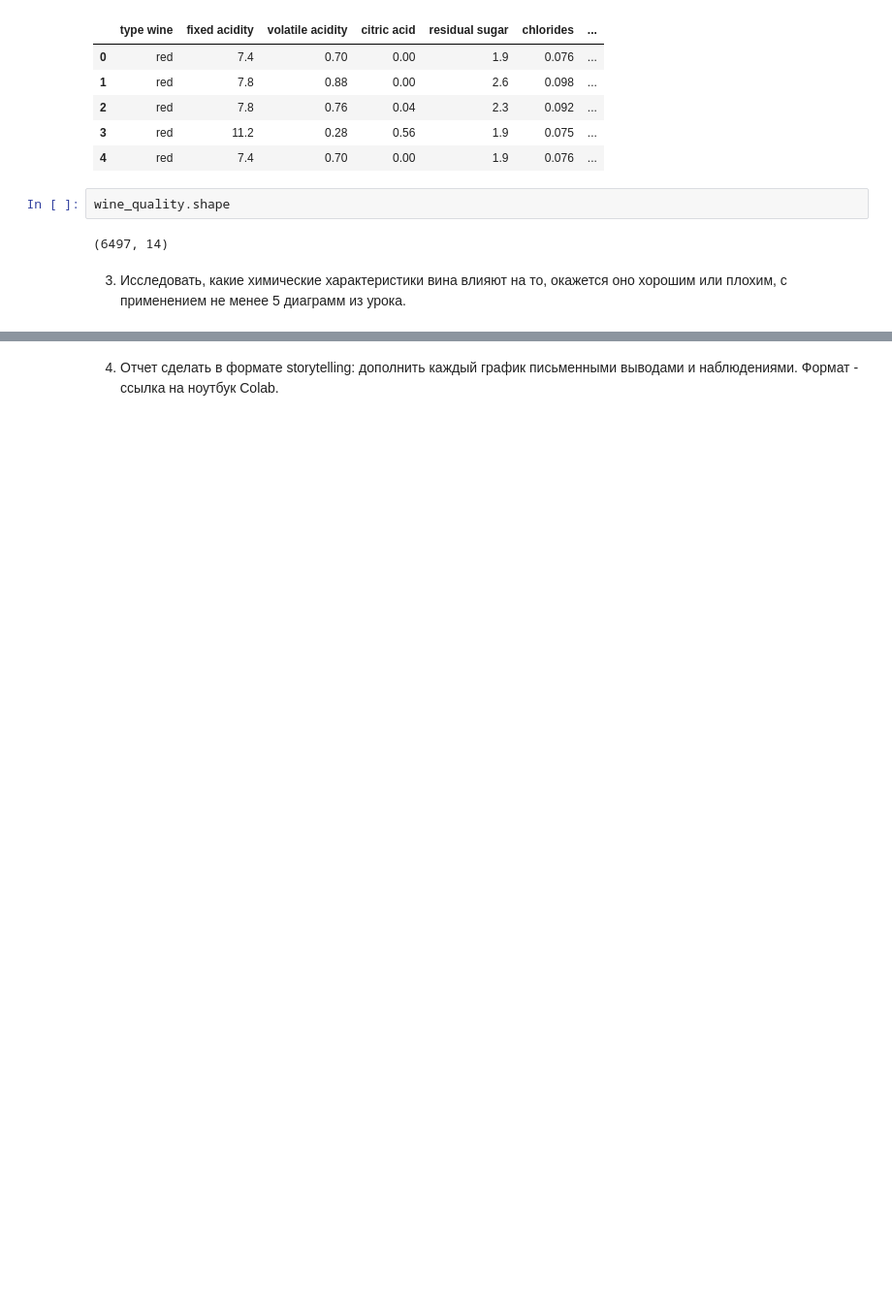
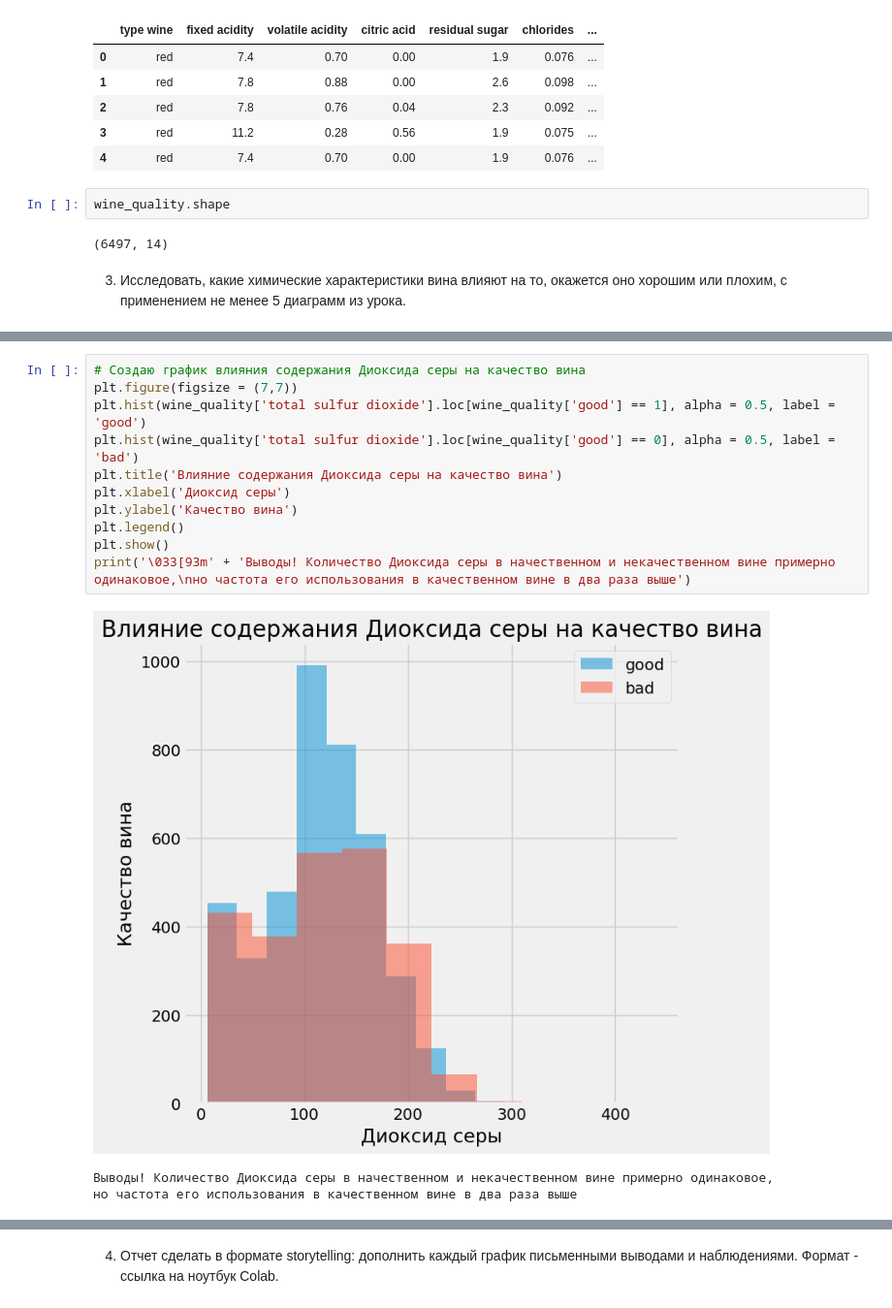
Before and after one commit to RybakovAlex/Python-for-Analythics, a Jupyter notebook: Блокнот_"GB_Homework_4_ipynb".ipynb, the cells around one changed output, grey strips where cells are left out. Shown at 97% size. Cells and saved outputs as stored; diff of their text form; blank space fills up the shorter version.

```diff
--- a/Блокнот_"GB_Homework_4_ipynb".ipynb
+++ b/Блокнот_"GB_Homework_4_ipynb".ipynb
@@ -127,0 +169,15 @@ plt.style.use('fivethirtyeight')
+# %%
+# Создаю график влияния содержания Диоксида серы на качество вина
+plt.figure(figsize = (7,7))
+plt.hist(wine_quality['total sulfur dioxide'].loc[wine_quality['good'] == 1], alpha = 0.5, label = 'good')
+plt.hist(wine_quality['total sulfur dioxide'].loc[wine_quality['good'] == 0], alpha = 0.5, label = 'bad')
+plt.title('Влияние содержания Диоксида серы на качество вина')
+plt.xlabel('Диоксид серы')
+plt.ylabel('Качество вина')
+plt.legend()
+plt.show()
+print('\033[93m' + 'Выводы! Количество Диоксида серы в начественном и некачественном вине примерно одинаковое,\nно частота его использования в качественном вине в два раза выше')
+# %% [output]
+[figure, added]
+Выводы! Количество Диоксида серы в начественном и некачественном вине примерно одинаковое,
+но частота его использования в качественном вине в два раза выше
```
Also changed, not shown: parts of 22 cells of this notebook.
